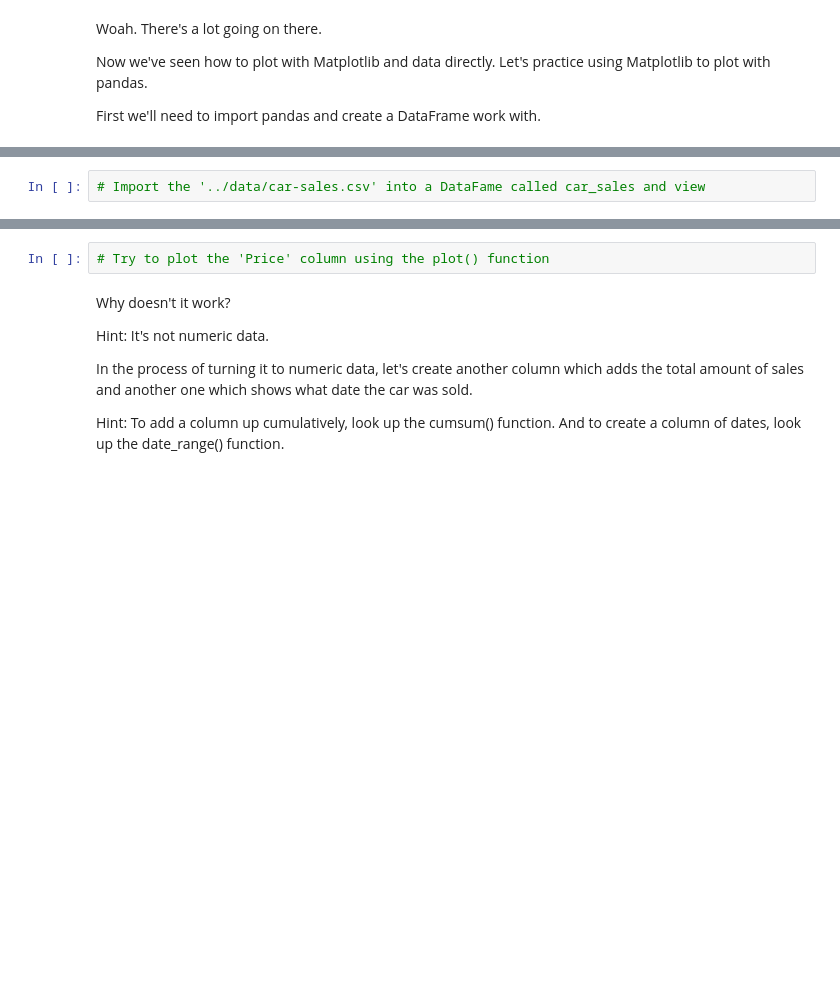
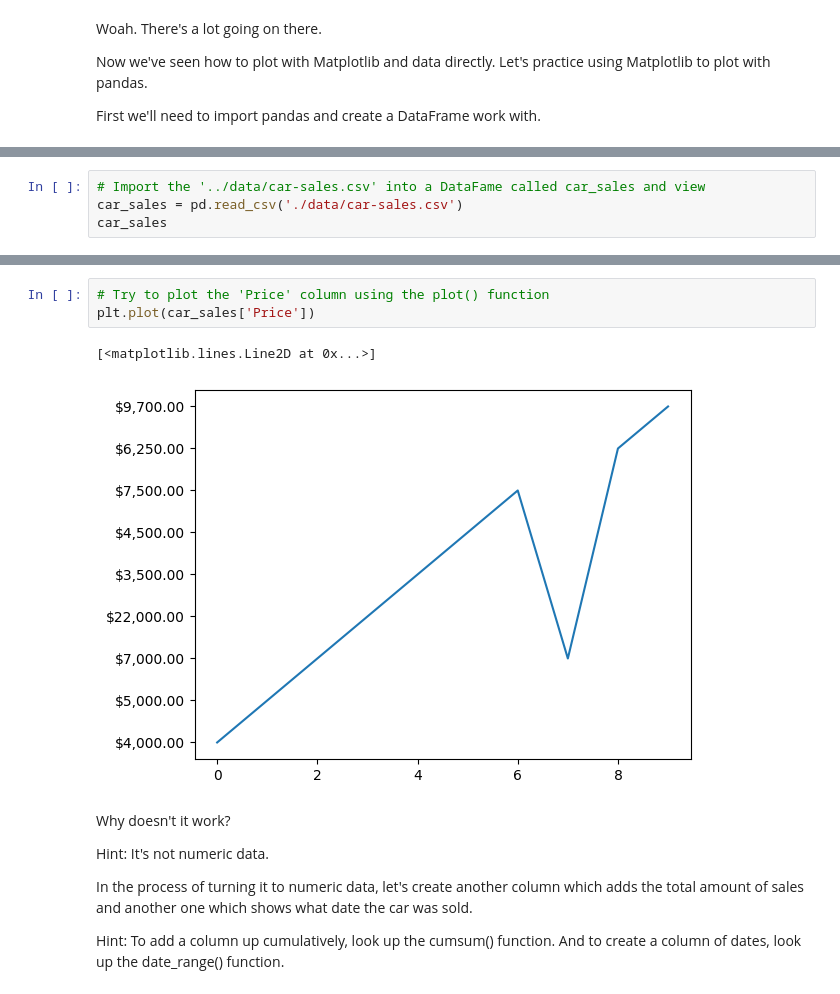
Before and after one commit to leviathan003/Practice_Puzzles, a Jupyter notebook: matplotlib-exercises.ipynb, the cells around one changed output, grey strips where cells are left out. Cells and saved outputs as stored; diff of their text form; blank space fills up the shorter version.

```diff
--- a/matplotlib-exercises.ipynb
+++ b/matplotlib-exercises.ipynb
@@ -243,2 +252,4 @@ First we'll need to import pandas and create a DataFrame work with.
 # %%
 # Import the '../data/car-sales.csv' into a DataFame called car_sales and view
+car_sales = pd.read_csv('./data/car-sales.csv')
+car_sales
@@ -245,5 +268,9 @@ First we'll need to import pandas and create a DataFrame work with.
 # %%
 # Try to plot the 'Price' column using the plot() function
+plt.plot(car_sales['Price'])
+# %% [output]
+[<matplotlib.lines.Line2D at 0x...>]
+[figure, added]
 # %% [markdown]
 Why doesn't it work?
 
```
Also changed, not shown: parts of 10 cells of this notebook, 3 other files.
